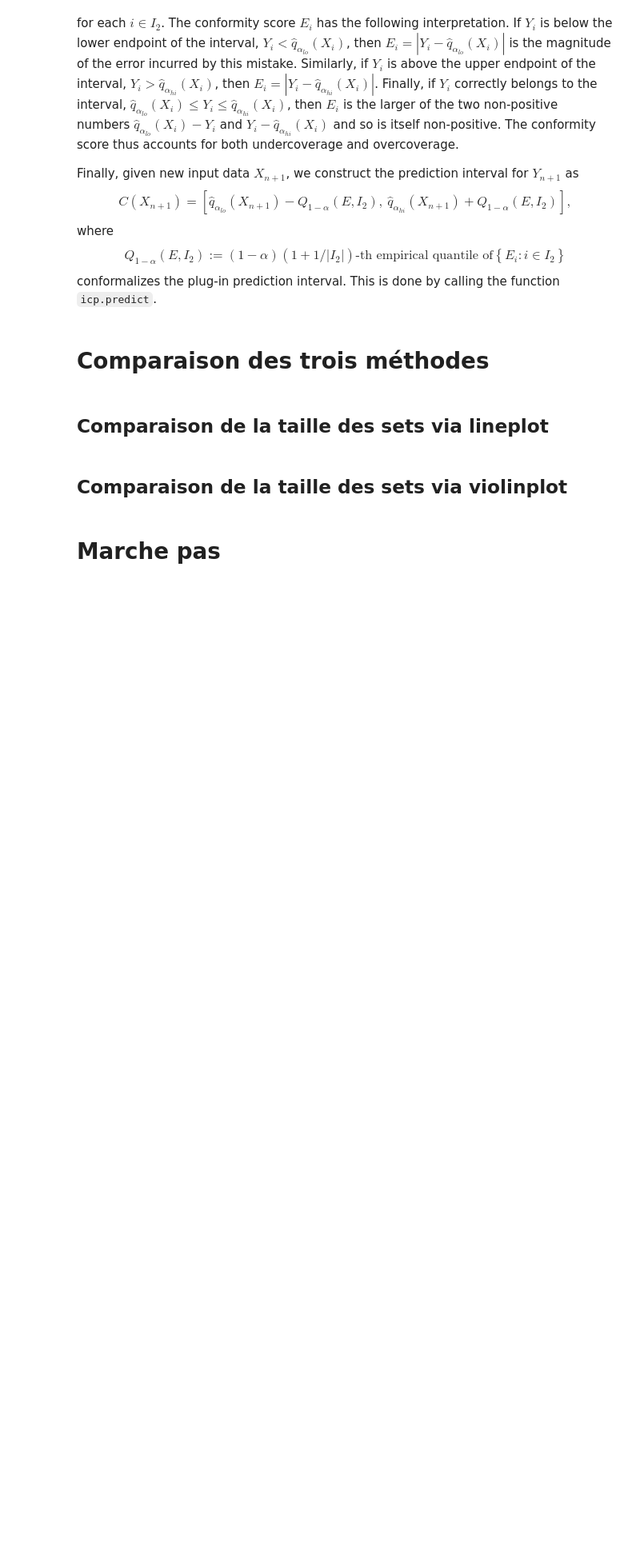
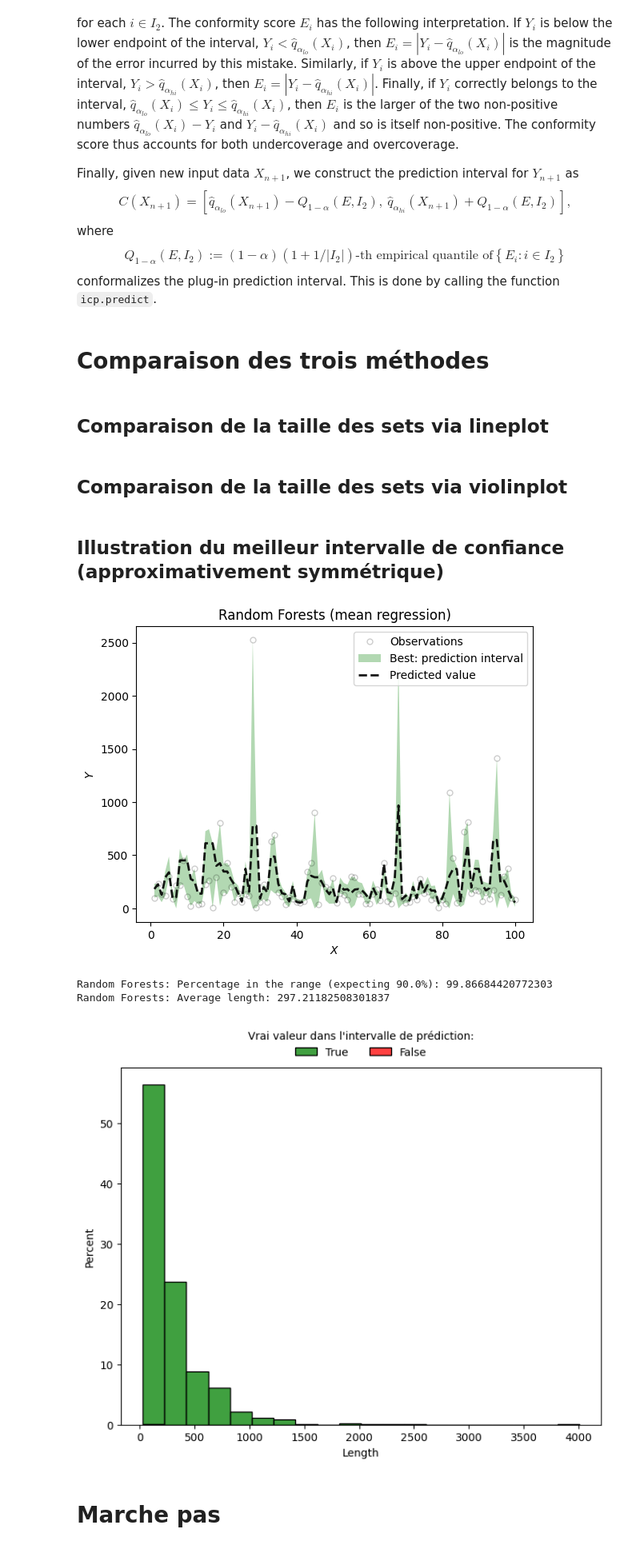
Before and after one commit to Krrcharles/Prediction-conforme-pour-les-donnees--analysee-par-Transformers, a Jupyter notebook: Code_stuart.ipynb, the cells around one changed output. Shown: that part at 80% size. Saved outputs shown, nothing was run; the diff lists cells and outputs as text; code cells hidden in the pictures; blank space fills up the shorter version.

```diff
--- a/Code_stuart.ipynb
+++ b/Code_stuart.ipynb
@@ -551,6 +569,23 @@ print("Dataset de test (+ calibration): %s" % (df_final_test.shape,))
 # %% [output]
 Dataset: (1999, 5153)
 Dataset de test (+ calibration): (998, 5153)
+# %%
+with open('data/traite/pred_cqr', 'rb') as f1:
+    pred_cqr = pickle.load(f1)
+with open('data/traite/pred_rf', 'rb') as f1:
+    pred_rf = pickle.load(f1)
+with open('data/traite/y_lower_cqr', 'rb') as f1:
+    y_lower_cqr = pickle.load(f1)
+with open('data/traite/y_upper_cqr', 'rb') as f1:
+    y_upper_cqr = pickle.load(f1)
+with open('data/traite/y_lower_cvp', 'rb') as f1:
+    y_lower_cvp = pickle.load(f1)
+with open('data/traite/y_upper_cvp', 'rb') as f1:
+    y_upper_cvp = pickle.load(f1)
+with open('data/traite/y_lower_split', 'rb') as f1:
+    y_lower_split = pickle.load(f1)
+with open('data/traite/y_upper_split', 'rb') as f1:
+    y_upper_split = pickle.load(f1)
 # %% [markdown]
 # Reg Logistique
 
@@ -1461,6 +1502,56 @@ plt.legend(loc='upper left')
 plt.savefig("fig/illustration_length_bis.png", bbox_inches='tight', dpi=300)
 plt.show()
 plt.close()
+# %% [markdown]
+## Illustration du meilleur intervalle de confiance (approximativement symmétrique)
+# %%
+y_lower = y_lower_split.copy()
+y_upper = y_upper_split.copy()
+
+for i in range(len(y_test[~idx])):
+    if pred_rf[i] < y_test[~idx].iloc[i]:
+        y_lower[i] = max(pred_rf[i] - y_test[~idx].iloc[i]/2,0)
+        y_upper[i] = y_test[~idx].iloc[i]
+    else:
+        y_lower[i] = max(y_test[~idx].iloc[i],0)
+        y_upper[i] = pred_rf[i] + y_test[~idx].iloc[i]/2
+
+plot_func(y=y_test[~idx],y_u=y_upper,y_l=y_lower,pred=pred_rf,shade_color='green',
+          method_name="Best:",title="Random Forests (mean regression)",
+          filename="fig/illustration_best.png",save_figures=True)
+
+# compute and display the average coverage
+in_the_range = (y_test[~idx] >= y_lower) & (y_test[~idx]<= y_upper)
+print("Random Forests: Percentage in the range (expecting " + str(100*(1-alpha)) + "%):",
+      np.sum(in_the_range) / len(y_test[~idx]) * 100)
+
+# compute length of the interval per each test point
+length = y_upper - y_lower
+
+# compute and display the average length
+print("Random Forests: Average length:", np.mean(length))
+
+df = pd.DataFrame({
+        'length': length,
+        'in_the_range': in_the_range
+    })
+
+plt.figure(figsize=(8, 6))
+ax = sns.histplot(data=df, x='length', hue='in_the_range', multiple="stack", stat='percent',
+    palette={True: 'green', False: 'red'}, bins=20, hue_order=[True, False])
+sns.move_legend(
+    ax, "lower center",
+    bbox_to_anchor=(.5, 1), ncol=2, title="Vrai valeur dans l'intervalle de prédiction:", frameon=False,
+)
+plt.xlabel("Length")
+plt.savefig("fig/illustration_length_best.png", bbox_inches='tight', dpi=300)
+plt.show()
+plt.close()
+# %% [output]
+[figure, added]
+Random Forests: Percentage in the range (expecting 90.0%): 99.86684420772303
+Random Forests: Average length: 297.21182508301837
+[figure, added]
 # %% [markdown]
 # Marche pas
 # %%
```
Also changed, not shown: parts of 3 cells of this notebook, 2 other files.
